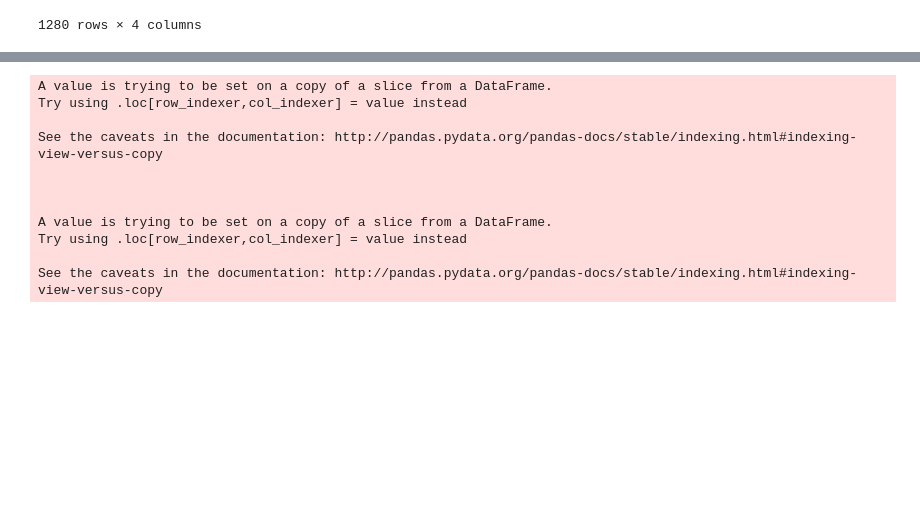
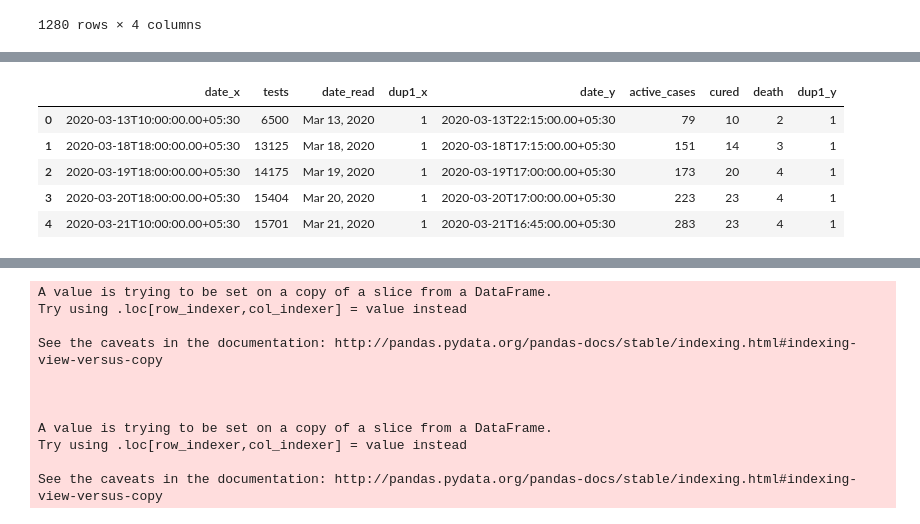
Before and after one commit to 4m4n5/covid-india, a Jupyter notebook: main.ipynb, the cells around one changed output, grey strips where cells are left out. Saved outputs shown, nothing was run; the diff lists cells and outputs as text; code cells hidden in the pictures; blank space fills up the shorter version.

```diff
--- a/main.ipynb
+++ b/main.ipynb
@@ -121,3 +195,12 @@ india_test_totals = pd.merge(india_tests, india_totals, on='date_read')
+# %%
+india_test_totals.head()
+# %% [output]
+|  | date_x | tests | date_read | dup1_x | date_y | active_cases | cured | death | dup1_y |
+| 0 | 2020-03-13T10:00:00.00+05:30 | 6500 | Mar 13, 2020 | 1 | 2020-03-13T22:15:00.00+05:30 | 79 | 10 | 2 | 1 |
+| 1 | 2020-03-18T18:00:00.00+05:30 | 13125 | Mar 18, 2020 | 1 | 2020-03-18T17:15:00.00+05:30 | 151 | 14 | 3 | 1 |
+| 2 | 2020-03-19T18:00:00.00+05:30 | 14175 | Mar 19, 2020 | 1 | 2020-03-19T17:00:00.00+05:30 | 173 | 20 | 4 | 1 |
+| 3 | 2020-03-20T18:00:00.00+05:30 | 15404 | Mar 20, 2020 | 1 | 2020-03-20T17:00:00.00+05:30 | 223 | 23 | 4 | 1 |
+| 4 | 2020-03-21T10:00:00.00+05:30 | 15701 | Mar 21, 2020 | 1 | 2020-03-21T16:45:00.00+05:30 | 283 | 23 | 4 | 1 |
 # %%
 india_test_totals
 # %% [output]
```
Also changed, not shown: parts of 29 cells of this notebook, 6 other files.
